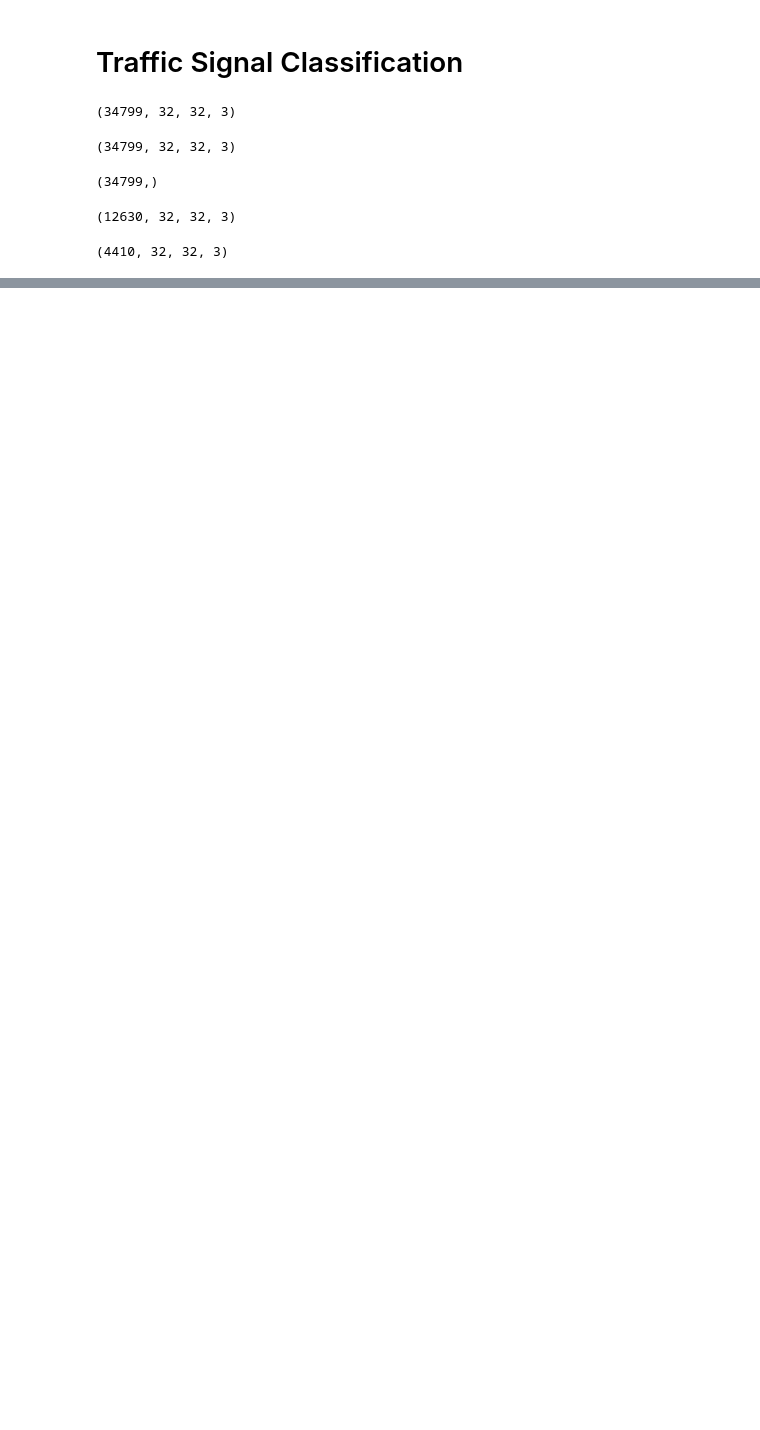
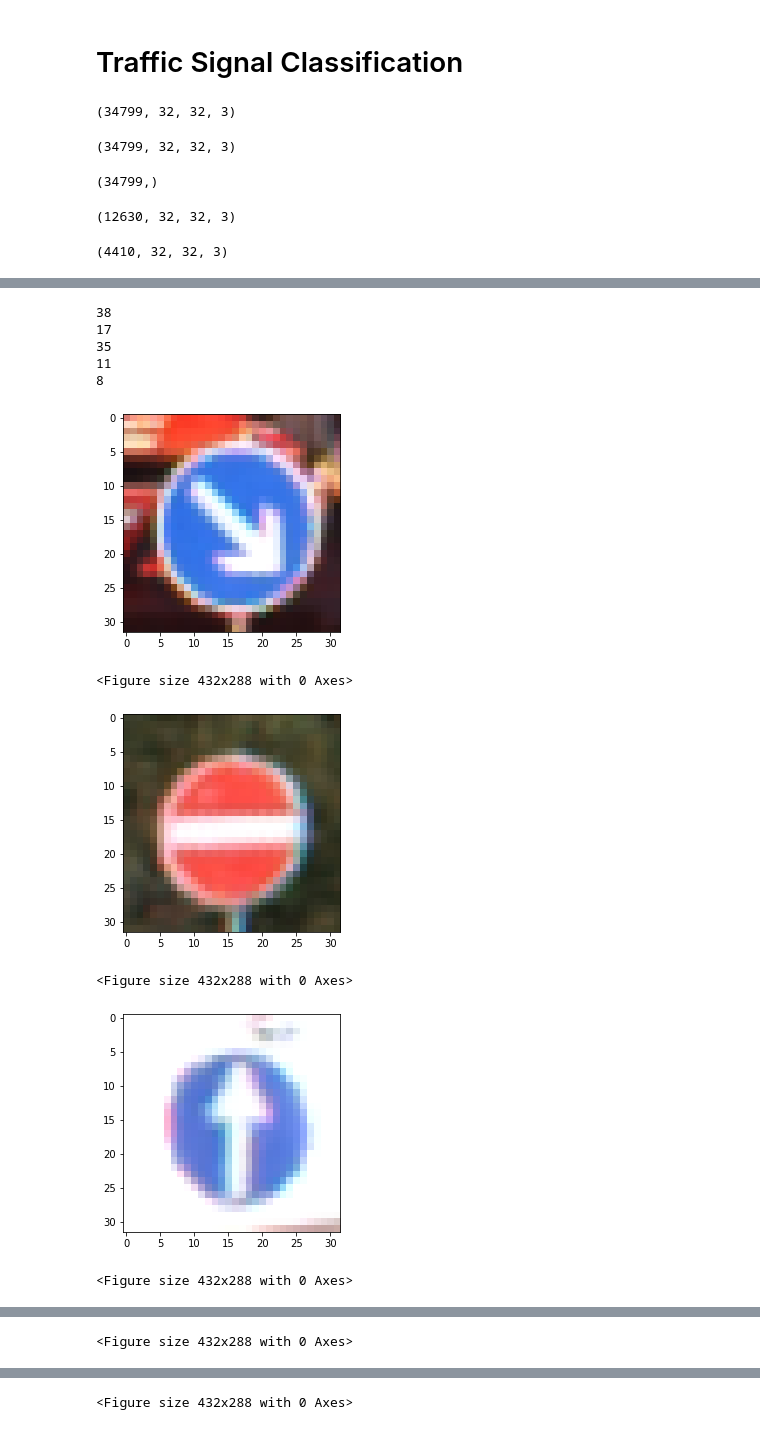
Before and after one commit to hamednasr/Traffic-Sign-Clasification, a Jupyter notebook: Traffic Signal Classification my code.ipynb, the cells around one changed output, grey strips where cells are left out. Saved outputs shown, nothing was run; the diff lists cells and outputs as text; code cells hidden in the pictures; blank space fills up the shorter version.

```diff
--- a/Traffic Signal Classification my code.ipynb
+++ b/Traffic Signal Classification my code.ipynb
@@ -44,0 +60,19 @@ X_val.shape
+# %%
+for i in range(5):
+    r = random.randint(1,34799)
+    plt.figure(figsize=(4,4))
+    plt.imshow(X_train[r])
+    plt.figure()
+    print(y_train[r])
+# %% [output]
+38
+17
+35
+11
+8
+[figure, added]
+<Figure size 432x288 with 0 Axes>
+[figure, added]
+<Figure size 432x288 with 0 Axes>
+[figure, added]
+<Figure size 432x288 with 0 Axes>
@@ -44,0 +80 @@ X_val.shape
+<Figure size 432x288 with 0 Axes>
@@ -44,0 +82 @@ X_val.shape
+<Figure size 432x288 with 0 Axes>
```
Also changed, not shown: parts of 5 cells of this notebook.
